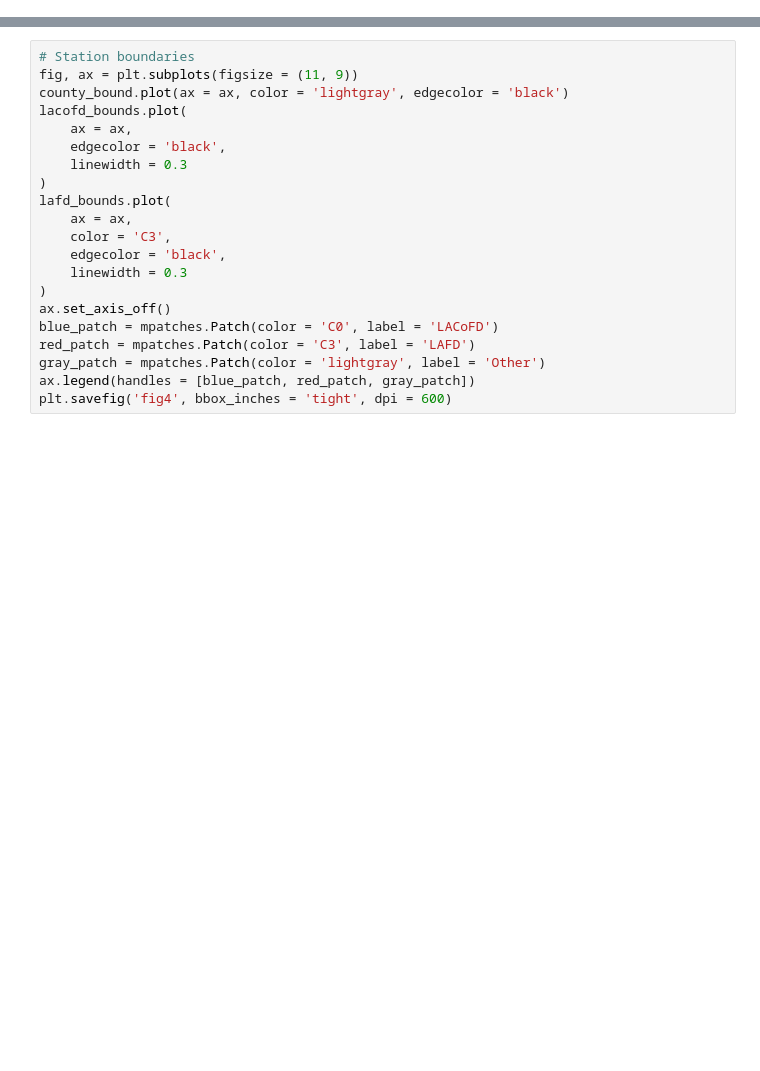
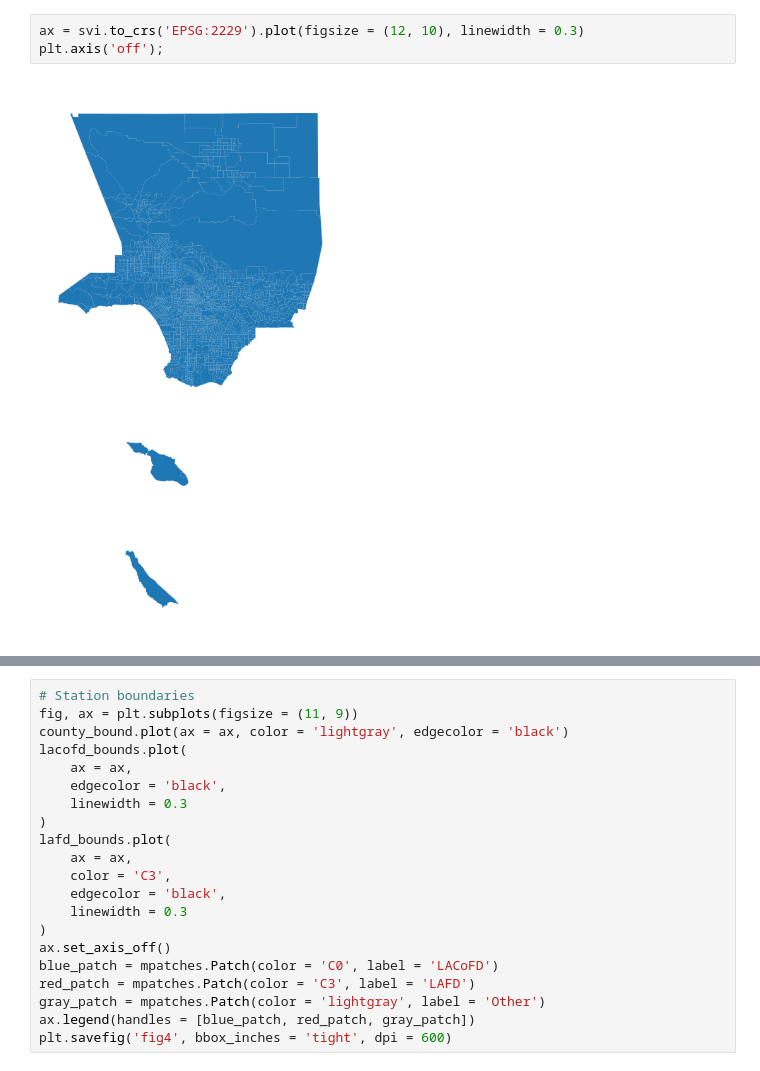
Before and after one commit to giovani-gutierrez/TDA_CalFire, a Jupyter notebook: SVI_EDA.ipynb, the cells around one changed output, grey strips where cells are left out. Drawn from its saved outputs; the diff is of its cells as text; blank space fills up the shorter version.

```diff
--- a/SVI_EDA.ipynb
+++ b/SVI_EDA.ipynb
@@ -196,0 +123,5 @@ plt.savefig('fig3', bbox_inches = 'tight', dpi = 600)
+# %%
+ax = svi.to_crs('EPSG:2229').plot(figsize = (12, 10), linewidth = 0.3)
+plt.axis('off');
+# %% [output]
+[figure, added]
```
Also changed, not shown: parts of 47 cells of this notebook, 1 other file.
